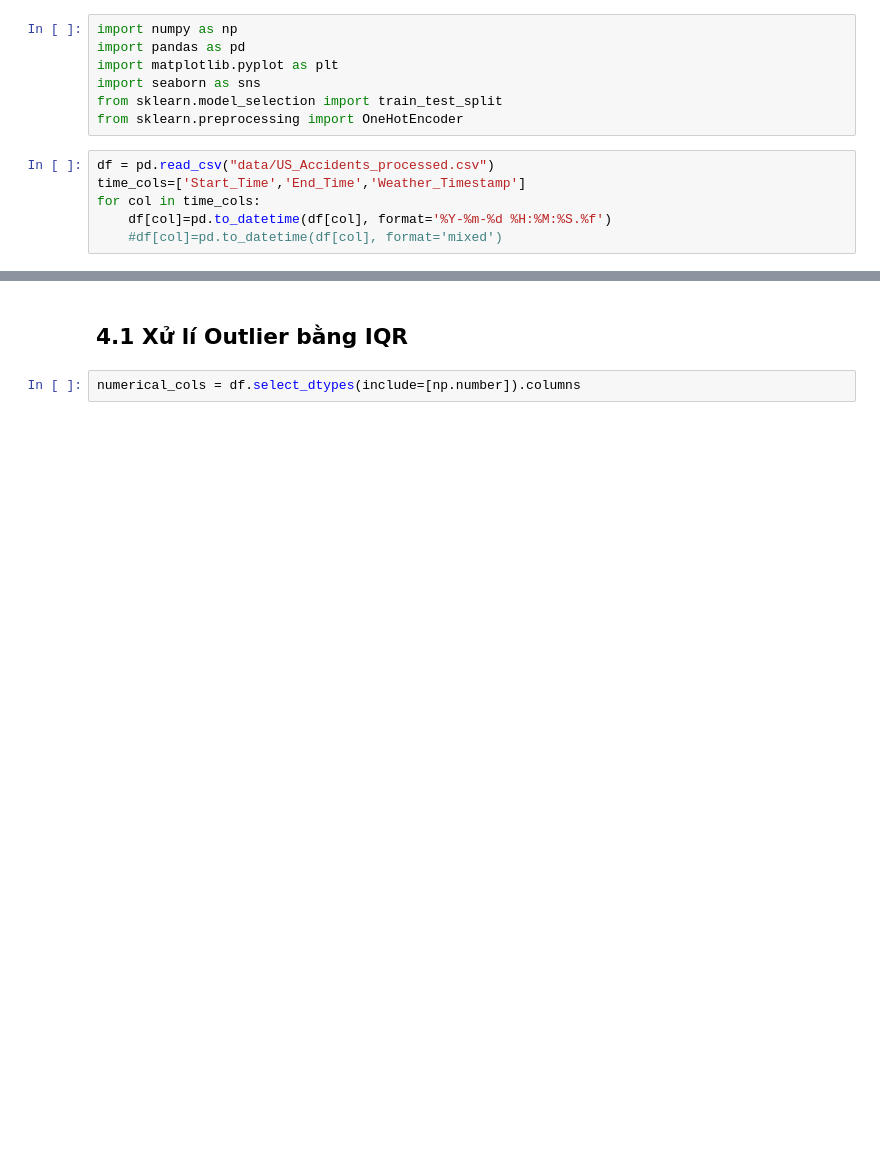
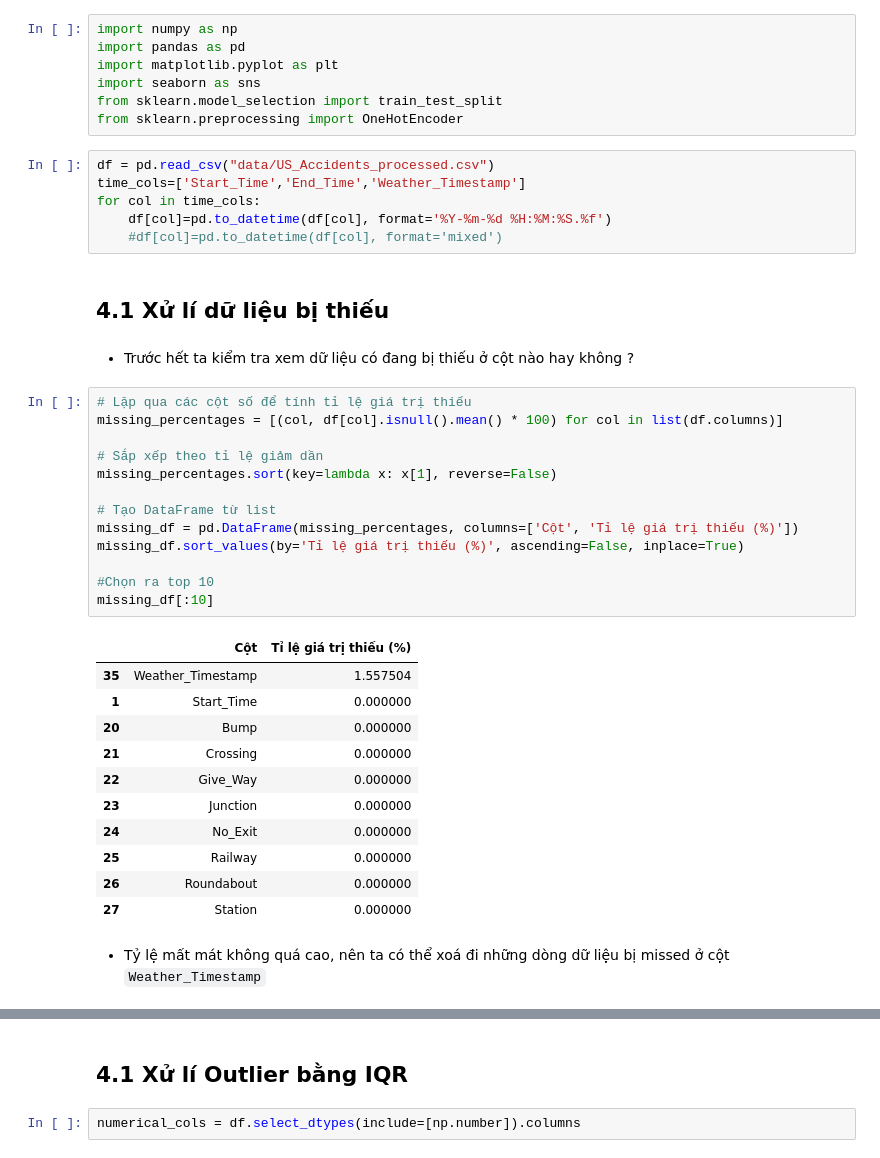
Before and after one commit to MTriNguci/DV---Lab01, a Jupyter notebook: Model.ipynb, the cells around one changed output, grey strips where cells are left out. Saved outputs shown, nothing was run; the diff lists cells and outputs as text; blank space fills up the shorter version.

```diff
--- a/Model.ipynb
+++ b/Model.ipynb
@@ -19,3 +31,34 @@ time_cols=['Start_Time','End_Time','Weather_Timestamp']
 for col in time_cols:
     df[col]=pd.to_datetime(df[col], format='%Y-%m-%d %H:%M:%S.%f')
     #df[col]=pd.to_datetime(df[col], format='mixed')
+# %% [markdown]
+## 4.1 Xử lí dữ liệu bị thiếu
+# %% [markdown]
+- Trước hết ta kiểm tra xem dữ liệu có đang bị thiếu ở cột nào hay không ?
+# %%
+# Lặp qua các cột số để tính tỉ lệ giá trị thiếu
+missing_percentages = [(col, df[col].isnull().mean() * 100) for col in list(df.columns)]
+
+# Sắp xếp theo tỉ lệ giảm dần
+missing_percentages.sort(key=lambda x: x[1], reverse=False)
+
+# Tạo DataFrame từ list
+missing_df = pd.DataFrame(missing_percentages, columns=['Cột', 'Tỉ lệ giá trị thiếu (%)'])
+missing_df.sort_values(by='Tỉ lệ giá trị thiếu (%)', ascending=False, inplace=True)
+
+#Chọn ra top 10
+missing_df[:10]
+# %% [output]
+|  | Cột | Tỉ lệ giá trị thiếu (%) |
+| 35 | Weather_Timestamp | 1.557504 |
+| 1 | Start_Time | 0.000000 |
+| 20 | Bump | 0.000000 |
+| 21 | Crossing | 0.000000 |
+| 22 | Give_Way | 0.000000 |
+| 23 | Junction | 0.000000 |
+| 24 | No_Exit | 0.000000 |
+| 25 | Railway | 0.000000 |
+| 26 | Roundabout | 0.000000 |
+| 27 | Station | 0.000000 |
+# %% [markdown]
+- Tỷ lệ mất mát không quá cao, nên ta có thể xoá đi những dòng dữ liệu bị missed ở cột  `Weather_Timestamp`
```
Also changed, not shown: parts of 32 cells of this notebook, 3 other files.
